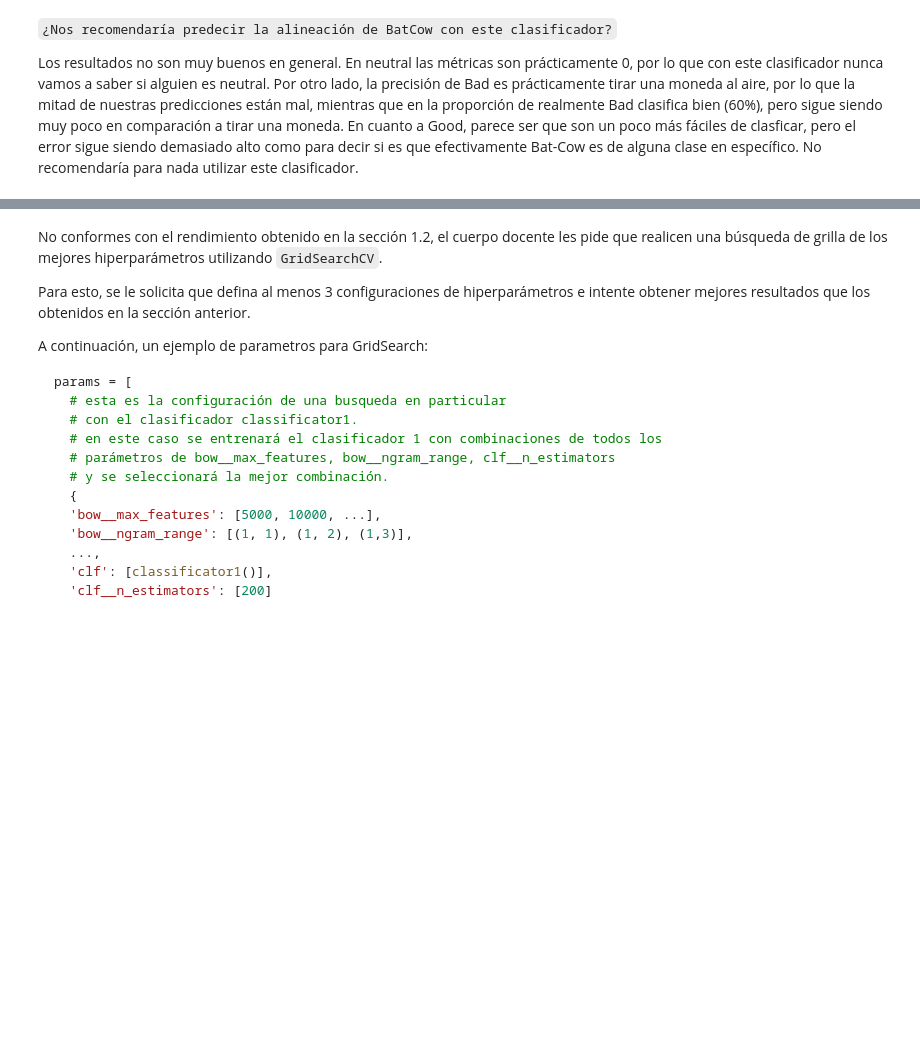
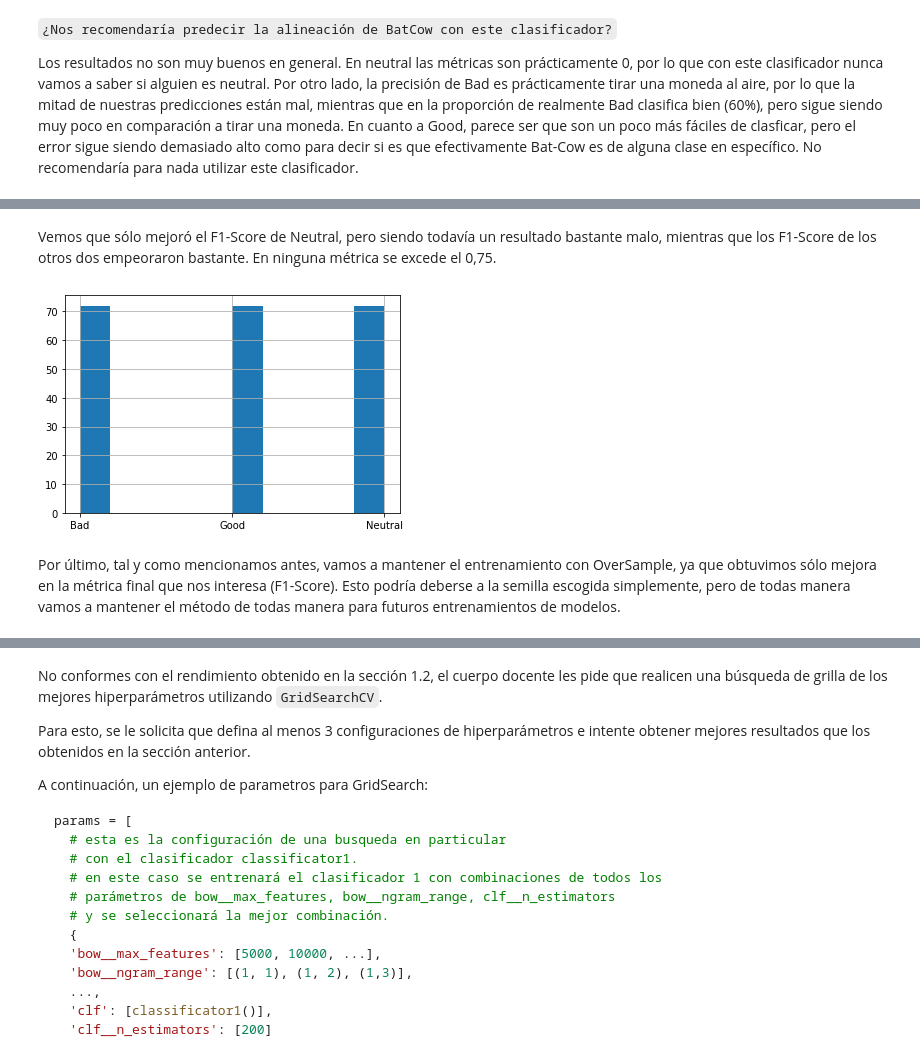
Before and after one commit to nicacevedo/Laboratorio-Ciencia-de-Datos, a Jupyter notebook: Lab4/enunciado_Laboratorio4.ipynb, the cells around one changed output, grey strips where cells are left out. Cells and saved outputs as stored; diff of their text form; code cells hidden in the pictures; blank space fills up the shorter version.

Commit message:
Laboratorio 4 - Versión Preliminar
Falta ver cositas del Grid y el bonus final

```diff
--- a/Lab4/enunciado_Laboratorio4.ipynb
+++ b/Lab4/enunciado_Laboratorio4.ipynb
@@ -279,0 +313,16 @@ SyntaxError: invalid syntax (<ipython-input-54-8e3bda2e7d24>, line 1)
+# %%
+# 3.2 (Opcional - 0.5 bonus) Utilizar técnicas de Sampling para balancear los datos de entrenamiento.
+
+# Atributos de interés y Undersampling de los train
+under = RandomUnderSampler(random_state=42)
+X_train_under, y_train_under = under.fit_resample(X_train, y_train)
+X_train_under = pd.DataFrame(X_train_under, columns=sample_features)
+
+# Entrenamos el Pipeline nuevamente
+pipeline.fit(X_train_under, y_train_under)
+
+# Predecimos en el set de Validación
+y_pred = pipeline.predict(X_val[sample_features])
+
+# Reporte de métricas nuevas
+print(classification_report(y_val, y_pred))
@@ -280,3 +339,13 @@ SyntaxError: invalid syntax (<ipython-input-54-8e3bda2e7d24>, line 1)
+# %% [markdown]
+Vemos que sólo mejoró el F1-Score de Neutral, pero siendo todavía un resultado bastante malo, mientras que los F1-Score de los otros dos empeoraron bastante. En ninguna métrica se excede el 0,75.
+# %%
+# Para confirmar que funcionó el Undersampling
+y_train_under.hist()
+plt.show()
+# %% [output]
+[figure, added]
+# %% [markdown]
+Por último, tal y como mencionamos antes, vamos a mantener el entrenamiento con OverSample, ya que obtuvimos sólo mejora en la métrica final que nos interesa (F1-Score). Esto podría deberse a la semilla escogida simplemente, pero de todas manera vamos a mantener el método de todas manera para futuros entrenamientos de modelos.
 # %% [markdown]
 ## 1.3 Entrenamiento con Grid Search [2 Puntos]
 
```
Also changed, not shown: parts of 15 cells of this notebook, 1 other file.
